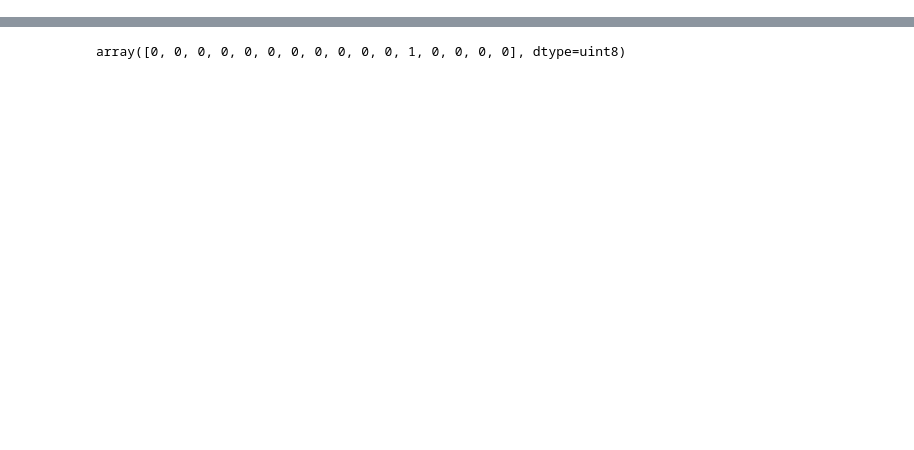
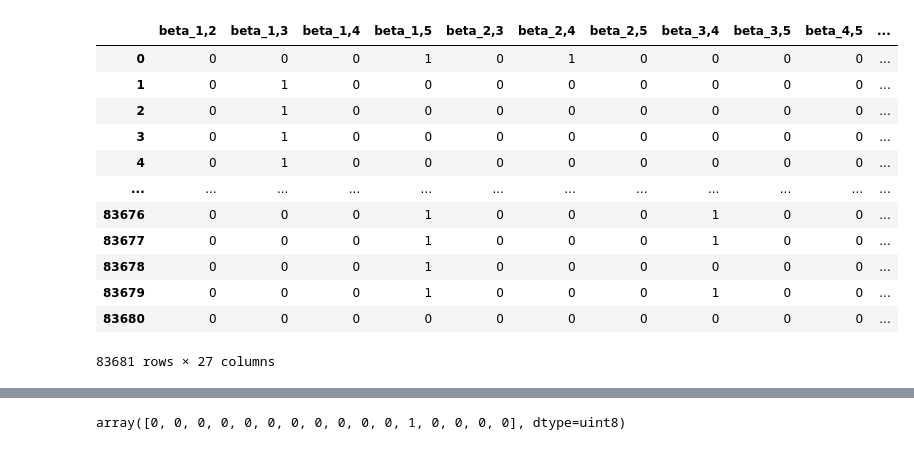
Before and after one commit to leeparkuky/barcode, a Jupyter notebook: get_better_codes.ipynb, the cells around one changed output, grey strips where cells are left out. Cells and saved outputs as stored; diff of their text form; code cells hidden in the pictures; blank space fills up the shorter version.

```diff
--- a/get_better_codes.ipynb
+++ b/get_better_codes.ipynb
@@ -7,0 +96,22 @@ gen = dask_parameter_generator(ddf)
+# %%
+import pandas as pd
+
+df = pd.read_csv('importance_score.csv')
+# %%
+columns = df.columns[df.columns.str.contains(',')].tolist() + ['score']
+df = df.loc[:, columns].sort_values(['score'], ascending = False).reset_index(drop = True)
+df
+# %% [output]
+|  | beta_1,2 | beta_1,3 | beta_1,4 | beta_1,5 | beta_2,3 | beta_2,4 | beta_2,5 | beta_3,4 | beta_3,5 | beta_4,5 | ... |
+| 0 | 0 | 0 | 0 | 1 | 0 | 1 | 0 | 0 | 0 | 0 | ... |
+| 1 | 0 | 1 | 0 | 0 | 0 | 0 | 0 | 0 | 0 | 0 | ... |
+| 2 | 0 | 1 | 0 | 0 | 0 | 0 | 0 | 0 | 0 | 0 | ... |
+| 3 | 0 | 1 | 0 | 0 | 0 | 0 | 0 | 0 | 0 | 0 | ... |
+| 4 | 0 | 1 | 0 | 0 | 0 | 0 | 0 | 0 | 0 | 0 | ... |
+| ... | ... | ... | ... | ... | ... | ... | ... | ... | ... | ... | ... |
+| 83676 | 0 | 0 | 0 | 1 | 0 | 0 | 0 | 1 | 0 | 0 | ... |
+| 83677 | 0 | 0 | 0 | 1 | 0 | 0 | 0 | 1 | 0 | 0 | ... |
+| 83678 | 0 | 0 | 0 | 1 | 0 | 0 | 0 | 0 | 0 | 0 | ... |
+| 83679 | 0 | 0 | 0 | 1 | 0 | 0 | 0 | 1 | 0 | 0 | ... |
+| 83680 | 0 | 0 | 0 | 0 | 0 | 0 | 0 | 0 | 0 | 0 | ... |
+83681 rows × 27 columns
```
Also changed, not shown: parts of 47 cells of this notebook, 2 other files.
